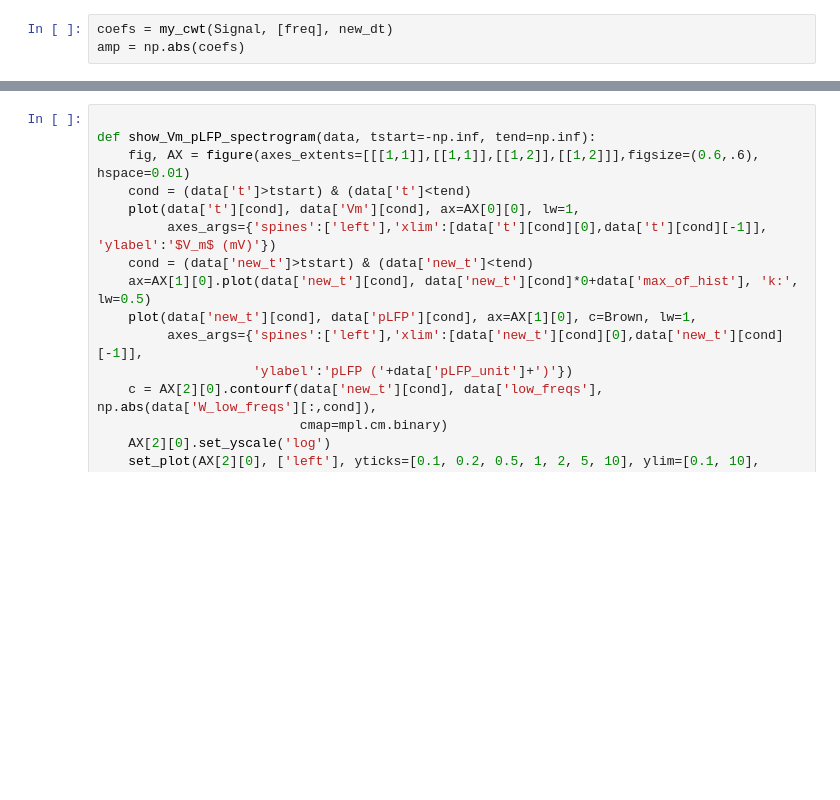
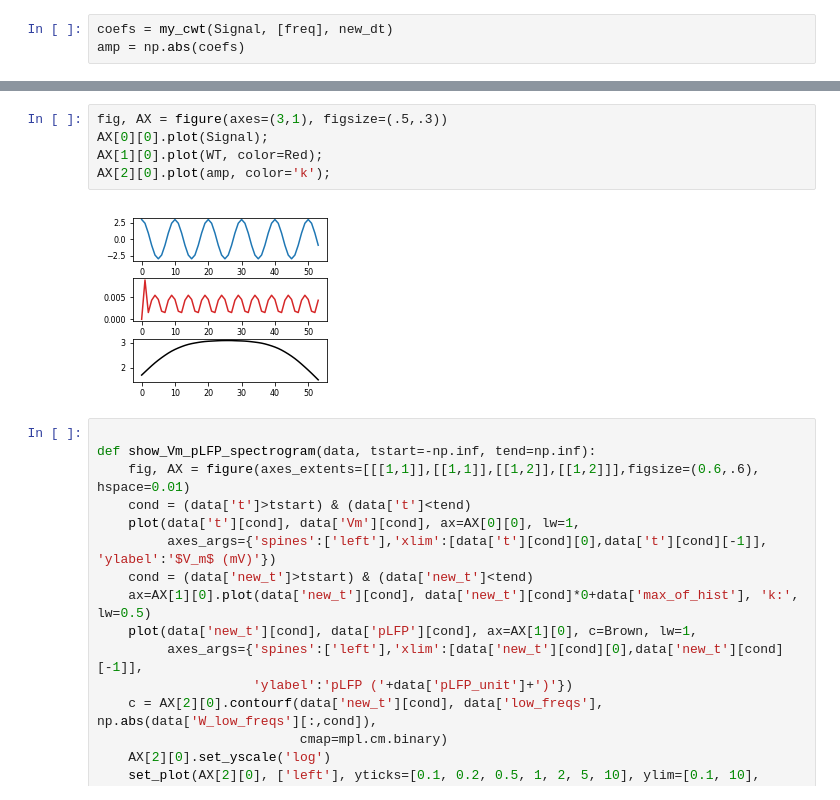
Before and after one commit to yzerlaut/NSI-paper, a Jupyter notebook: Notebook.ipynb, the cells around one changed output, grey strips where cells are left out. Cells and saved outputs as stored; diff of their text form; blank space fills up the shorter version.

```diff
--- a/Notebook.ipynb
+++ b/Notebook.ipynb
@@ -796,3 +817,10 @@ AX[2][0].plot(gaussian_smoothing(amp[0,:][::10], 10), color='k');
+# %%
+fig, AX = figure(axes=(3,1), figsize=(.5,.3))
+AX[0][0].plot(Signal);
+AX[1][0].plot(WT, color=Red);
+AX[2][0].plot(amp, color='k');
+# %% [output]
+[figure, added]
 # %%
 
 def show_Vm_pLFP_spectrogram(data, tstart=-np.inf, tend=np.inf):
```
Also changed, not shown: parts of 7 cells of this notebook.
